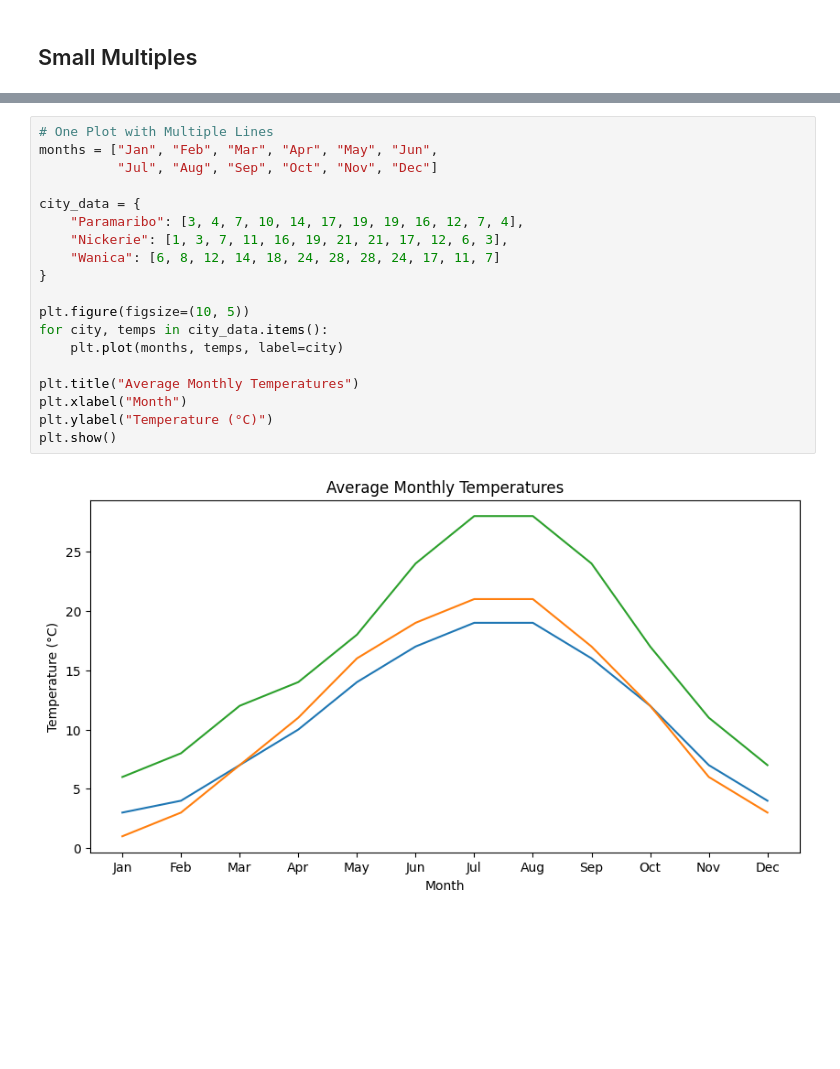
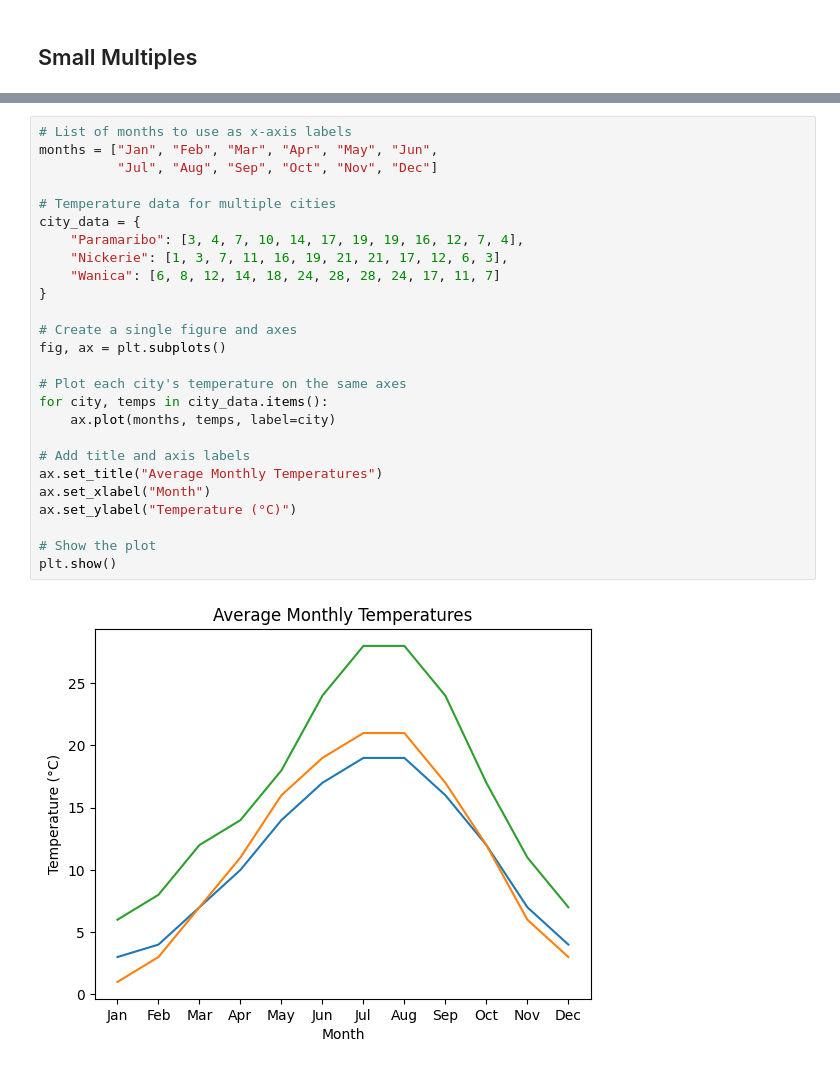
Before and after one commit to PBehari/PTC-ML-Python-1, a Jupyter notebook: notebooks/6. intro_to_matplotlib.ipynb, the cells around one changed output, grey strips where cells are left out. Cells and saved outputs as stored; diff of their text form; blank space fills up the shorter version.

```diff
--- a/notebooks/6. intro_to_matplotlib.ipynb
+++ b/notebooks/6. intro_to_matplotlib.ipynb
@@ -171,21 +272,28 @@ plt.show()
 # %%
-# One Plot with Multiple Lines
+# List of months to use as x-axis labels
 months = ["Jan", "Feb", "Mar", "Apr", "May", "Jun",
           "Jul", "Aug", "Sep", "Oct", "Nov", "Dec"]
 
+# Temperature data for multiple cities
 city_data = {
     "Paramaribo": [3, 4, 7, 10, 14, 17, 19, 19, 16, 12, 7, 4],
     "Nickerie": [1, 3, 7, 11, 16, 19, 21, 21, 17, 12, 6, 3],
     "Wanica": [6, 8, 12, 14, 18, 24, 28, 28, 24, 17, 11, 7]
 }
 
-plt.figure(figsize=(10, 5))
+# Create a single figure and axes
+fig, ax = plt.subplots()
+
+# Plot each city's temperature on the same axes
 for city, temps in city_data.items():
-    plt.plot(months, temps, label=city)
+    ax.plot(months, temps, label=city)
 
-plt.title("Average Monthly Temperatures")
-plt.xlabel("Month")
-plt.ylabel("Temperature (°C)")
+# Add title and axis labels
+ax.set_title("Average Monthly Temperatures")
+ax.set_xlabel("Month")
+ax.set_ylabel("Temperature (°C)")
+
+# Show the plot
 plt.show()
 # %% [output]
-[figure, old version]
+[figure, new version]
```
Also changed, not shown: parts of 22 cells of this notebook.
